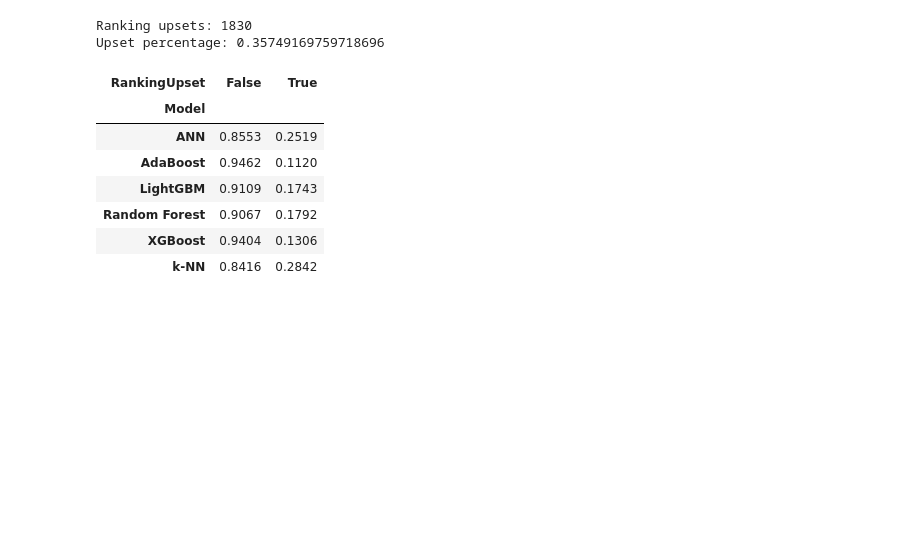
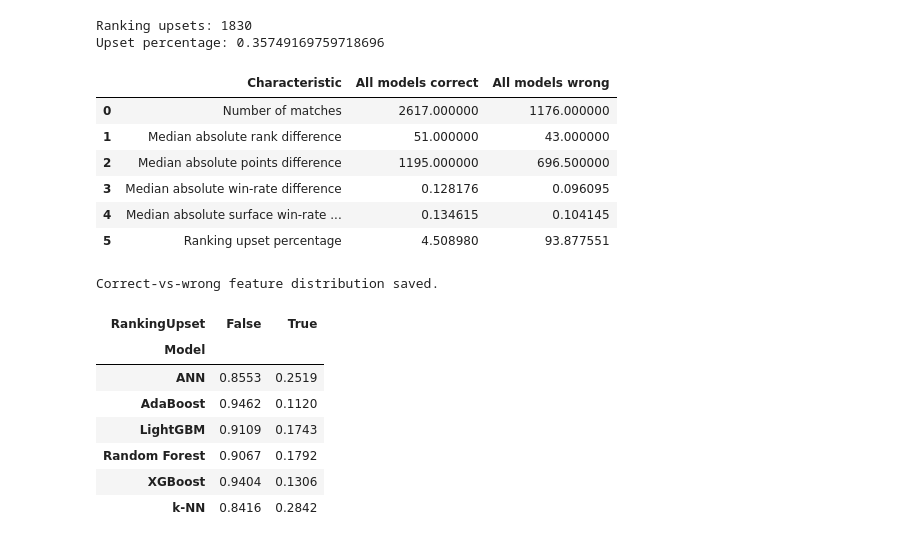
Before and after one commit to elimiotto05/artificial_intelligence, a Jupyter notebook: notebooks/13_final_evaluation.ipynb, the cells around one changed output. Cells and saved outputs as stored; diff of their text form; code cells hidden in the pictures; blank space fills up the shorter version.

Commit message:
Create correct-vs-wrong features in final_evaluation

```diff
--- a/notebooks/13_final_evaluation.ipynb
+++ b/notebooks/13_final_evaluation.ipynb
@@ -797,3 +708,71 @@ Upset percentage: 0.35749169759718696
+# %%
+all_models_correct = (
+    final_test_predictions.loc[
+        final_test_predictions[
+            "ModelsCorrect"
+        ] == 6
+    ].copy()
+)
+
+
+all_models_wrong = (
+    final_test_predictions.loc[
+        final_test_predictions[
+            "ModelsCorrect"
+        ] == 0
+    ].copy()
+)
+# %%
+correct_wrong_comparison = pd.DataFrame(
+    {
+       "Characteristic": [
+            "Number of matches",
+            "Median absolute rank difference",
+            "Median absolute points difference",
+            "Median absolute win-rate difference",
+            "Median absolute surface win-rate difference",
+            "Ranking upset percentage"
+        ],
+
+       "All models correct": [
+           len(all_models_correct),
+           all_models_correct["AbsoluteRankDifference"].median(),
+           all_models_correct["AbsolutePointsDifference"].median(),
+           all_models_correct["AbsoluteWinRateDifference"].median(),
+           all_models_correct["AbsoluteSurfaceWinRateDifference"].median(),
+           all_models_correct["RankingUpset"].mean()*100
+       ],
+
+       "All models wrong": [
+            len(all_models_wrong),
+            all_models_wrong["AbsoluteRankDifference"].median(),
+            all_models_wrong["AbsolutePointsDifference"].median(),
+            all_models_wrong["AbsoluteWinRateDifference"].median(),
+            all_models_wrong["AbsoluteSurfaceWinRateDifference"].median(),
+            all_models_wrong["RankingUpset"].mean()*100
+        ],
+    }
+)
+
+correct_wrong_comparison
+# %% [output]
+|  | Characteristic | All models correct | All models wrong |
+| 0 | Number of matches | 2617.000000 | 1176.000000 |
+| 1 | Median absolute rank difference | 51.000000 | 43.000000 |
+| 2 | Median absolute points difference | 1195.000000 | 696.500000 |
+| 3 | Median absolute win-rate difference | 0.128176 | 0.096095 |
+| 4 | Median absolute surface win-rate ... | 0.134615 | 0.104145 |
+| 5 | Ranking upset percentage | 4.508980 | 93.877551 |
+# %%
+correct_wrong_comparison.to_csv(
+    FINAL_RESULTS_DIR
+    / "correct_vs_wrong_feature_distribution.csv",
+    index=False
+)
+
+print("Correct-vs-wrong feature distribution saved.")
+# %% [output]
+Correct-vs-wrong feature distribution saved.
 # %%
 #Performance on upsets
 upset_results = []
```
Also changed, not shown: parts of 21 cells of this notebook, 1 other file.
